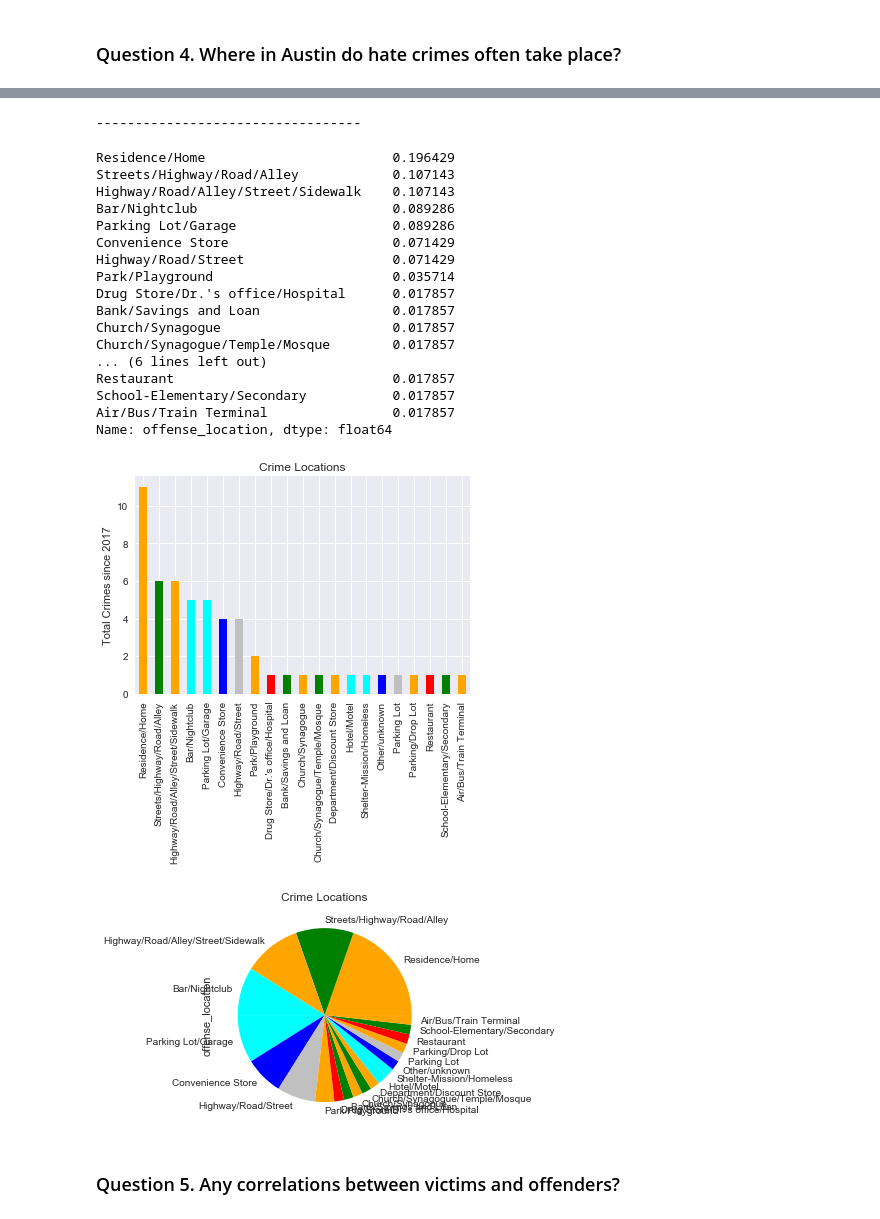
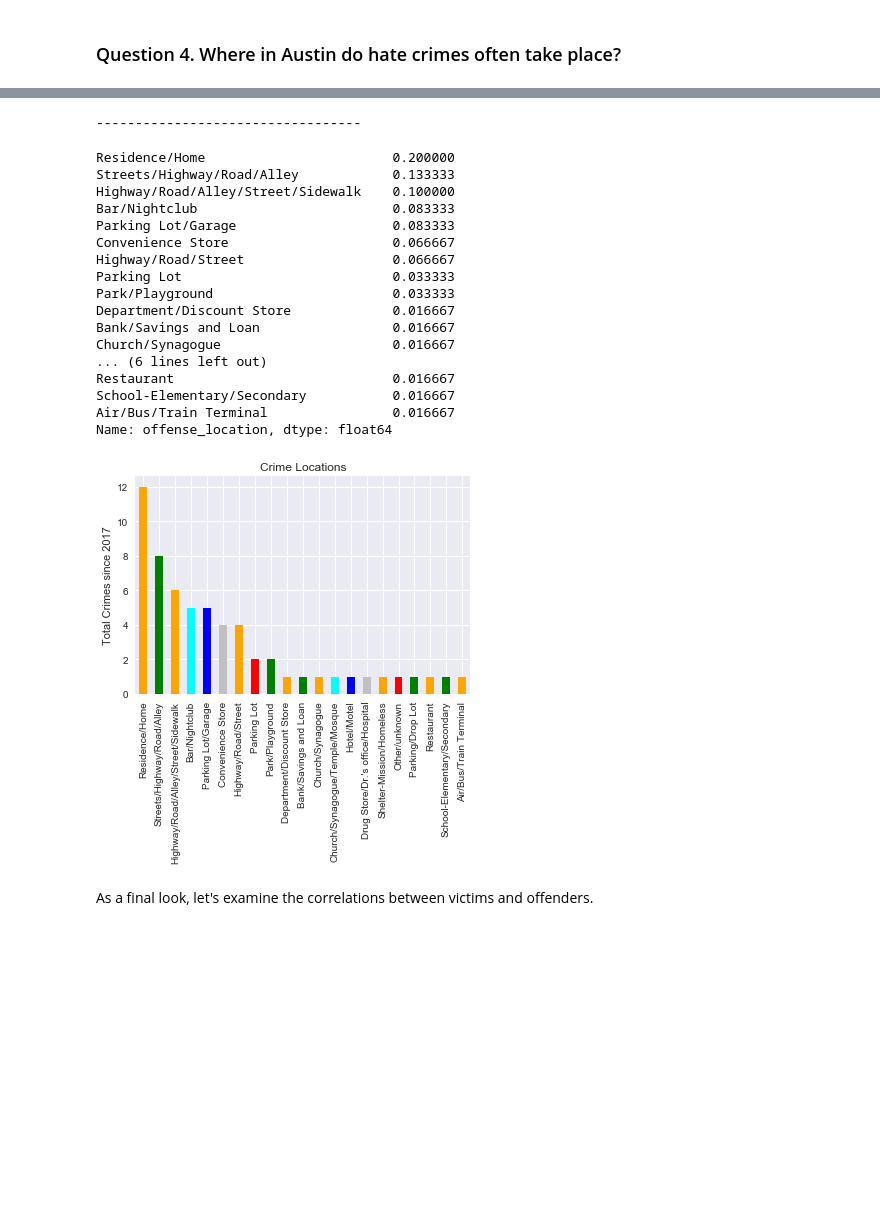
Before and after one commit to rgrantham82/Crime-Analysis, a Jupyter notebook: Exploratory Analysis/Exploratory Analysis.ipynb, the cells around one changed output, grey strips where cells are left out. Drawn from its saved outputs; the diff is of its cells as text; code cells hidden in the pictures; blank space fills up the shorter version.

```diff
--- a/Exploratory Analysis/Exploratory Analysis.ipynb
+++ b/Exploratory Analysis/Exploratory Analysis.ipynb
@@ -35,15 +76,11 @@ df.set_index(['date_of_incident'], inplace=True)
 df['bias'] = df['bias'].astype('category')
 df['offense'] = df['offense'].astype('category')
 df['offense_location'] = df['offense_location'].astype('category')
-df['offender_race_ethnicity'] = df['offender_race_ethnicity'].astype('category')
+df['offender_ethnicity'] = df['offender_ethnicity'].astype('category')
 
 # Reexamining the dataset
 display(df.index)
 print('----------------------------------')
-display(df.head())
-print('----------------------------------')
-display(df.tail())
-print('----------------------------------')
 display(df.dtypes)
 # %% [output]
 DatetimeIndex(['2017-01-01', '2017-02-01', '2017-03-21', '2017-04-12',
@@ -100,7 +122,7 @@ bias_pct = df['bias'].value_counts(normalize=True)
 print('----------------------------------')
 display(df['bias'].value_counts(normalize=True))
 
-colors = ['orange', 'green', 'orange', 'cyan', 'cyan', 'blue', 'silver', 'orange', 'red', 'green']
+colors = ['orange', 'green', 'orange', 'cyan', 'blue', 'silver', 'orange', 'red', 'green']
 
 # Visualizing the bias dataframe
 bias.plot.bar(colors=colors)
@@ -234,10 +248,11 @@ Note...the above 'Offender' graph has an instance of 'Hispanic (2), Caucasian (2
 # %% [markdown]
 ### Question 4. Where in Austin do hate crimes often take place?
 # %%
-# Displaying the locations where hate crimes take place in Austin
+# Displaying 'offense location'
 location = df.offense_location.value_counts()
 display(location)
 print('----------------------------------')
+
 # Displaying 'offense location' as proportions
 location_pct = df.offense_location.value_counts(normalize=True)
 display(location_pct)
@@ -246,8 +261,4 @@ location.plot.bar(colors=colors)
 plt.ylabel('Total Crimes since 2017')
 plt.title('Crime Locations')
 plt.show()
-
-location_pct.plot.pie(colors=colors)
-plt.title('Crime Locations')
-plt.show()
 # %% [output]
@@ -266,30 +277,29 @@ Church/Synagogue/Temple/Mosque         1
 ... (6 lines left out)
 Restaurant                             1
 School-Elementary/Secondary            1
 Air/Bus/Train Terminal                 1
 Name: offense_location, dtype: int64
 ----------------------------------
-Residence/Home                        0.196429
-Streets/Highway/Road/Alley            0.107143
-Highway/Road/Alley/Street/Sidewalk    0.107143
-Bar/Nightclub                         0.089286
-Parking Lot/Garage                    0.089286
-Convenience Store                     0.071429
-Highway/Road/Street                   0.071429
-Park/Playground                       0.035714
-Drug Store/Dr.'s office/Hospital      0.017857
-Bank/Savings and Loan                 0.017857
-Church/Synagogue                      0.017857
-Church/Synagogue/Temple/Mosque        0.017857
+Residence/Home                        0.200000
+Streets/Highway/Road/Alley            0.133333
+Highway/Road/Alley/Street/Sidewalk    0.100000
+Bar/Nightclub                         0.083333
+Parking Lot/Garage                    0.083333
+Convenience Store                     0.066667
+Highway/Road/Street                   0.066667
+Parking Lot                           0.033333
+Park/Playground                       0.033333
+Department/Discount Store             0.016667
+Bank/Savings and Loan                 0.016667
+Church/Synagogue                      0.016667
 ... (6 lines left out)
-Restaurant                            0.017857
-School-Elementary/Secondary           0.017857
-Air/Bus/Train Terminal                0.017857
+Restaurant                            0.016667
+School-Elementary/Secondary           0.016667
+Air/Bus/Train Terminal                0.016667
 Name: offense_location, dtype: float64
-[figure, old version]
+[figure, new version]
-[figure, removed]
 # %% [markdown]
-### Question 5. Any correlations between victims and offenders?
+As a final look, let's examine the correlations between victims and offenders.
 # %%
 # Examining correlations between victims & offenders
 df_corr = df.corr()
```
Also changed, not shown: parts of 7 cells of this notebook.
